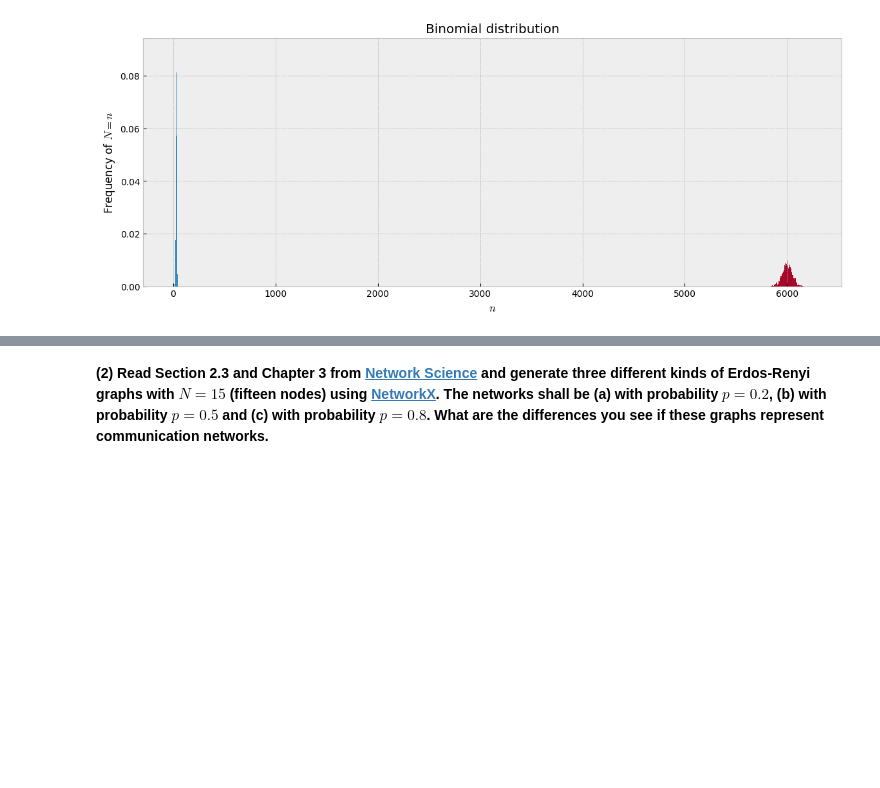
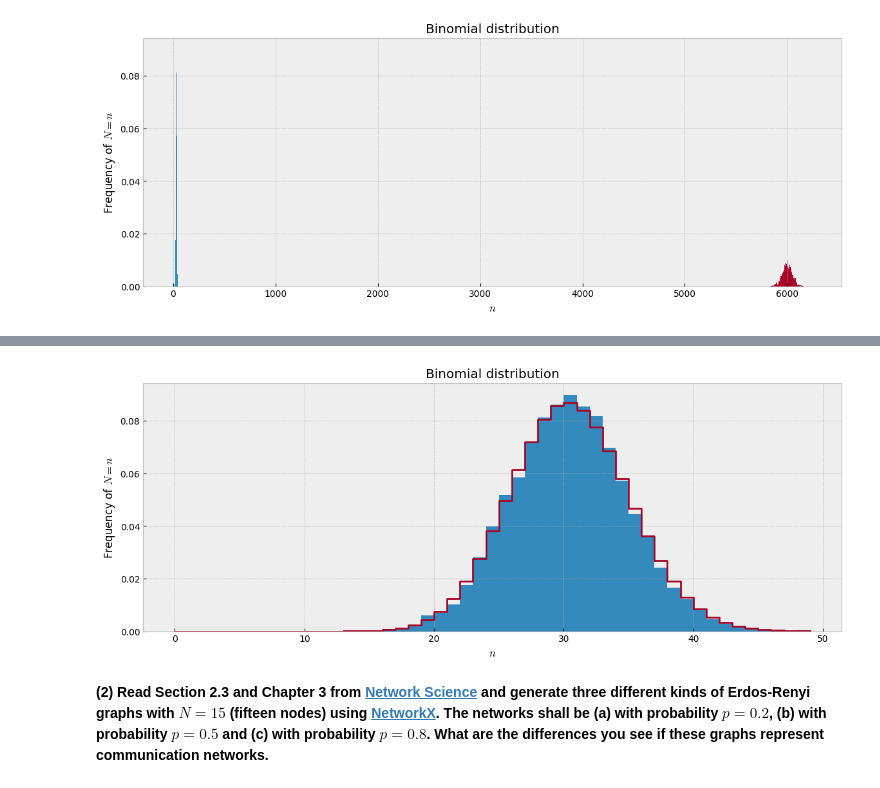
Before and after one commit to 3p10/intro-iot-systems, a Jupyter notebook: Week 5/homework-w5.ipynb, the cells around one changed output, grey strips where cells are left out. Drawn from its saved outputs; the diff is of its cells as text; code cells hidden in the pictures; blank space fills up the shorter version.

```diff
--- a/Week 5/homework-w5.ipynb
+++ b/Week 5/homework-w5.ipynb
@@ -79,3 +93,14 @@ plt.show()
+# %%
+n = np.arange(50)
+plt.figure(figsize=(14,5))
+plt.hist(a,n_bins3,density=True)
+plt.step(n, binom.pmf(n, 100, 0.3), where='post', label='$n=100, p=0.3$')
+plt.xlabel('$n$')
+plt.ylabel('Frequency of $N = n$')
+plt.title('Binomial distribution')
+plt.show()
+# %% [output]
+[figure, added]
 # %% [markdown]
 **(2) Read Section 2.3 and Chapter 3 from [Network Science](http://networksciencebook.com/) and generate three different kinds of Erdos-Renyi graphs with $N=15$ (fifteen nodes) using [NetworkX](https://networkx.github.io/documentation/stable/reference/generated/networkx.generators.random_graphs.erdos_renyi_graph.html?highlight=erdos#networkx.generators.random_graphs.erdos_renyi_graph).
 The networks shall be (a)  with probability $p=0.2$, (b) with probability $p=0.5$ and (c) with probability $p=0.8$. What are the differences you see if these graphs represent communication networks.**
```
Also changed, not shown: parts of 1 cell of this notebook.
